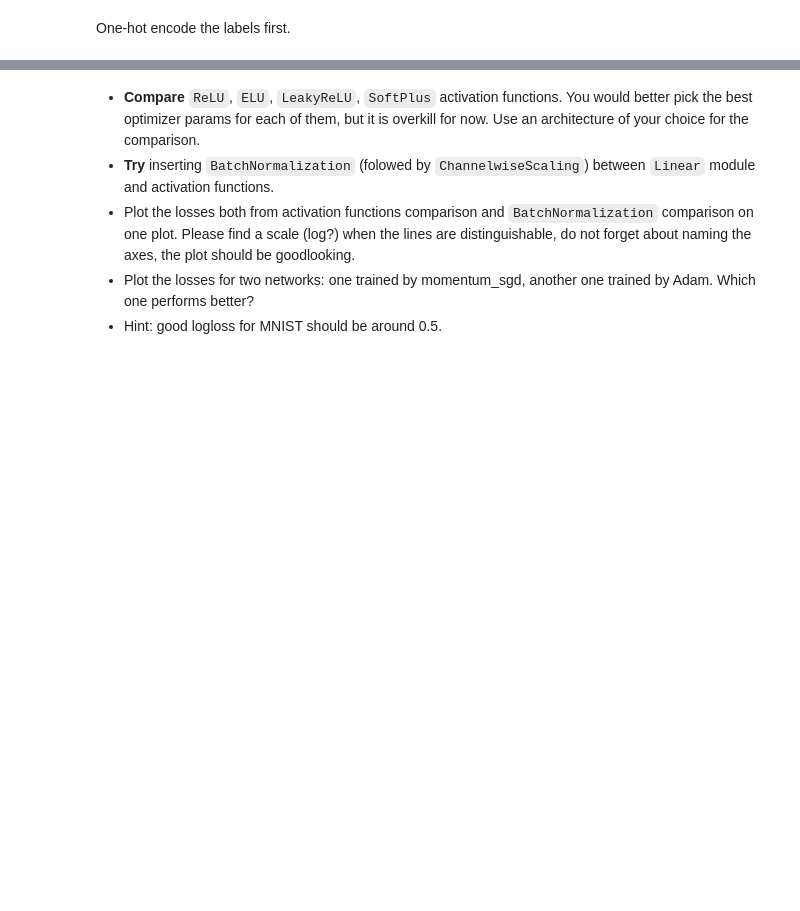
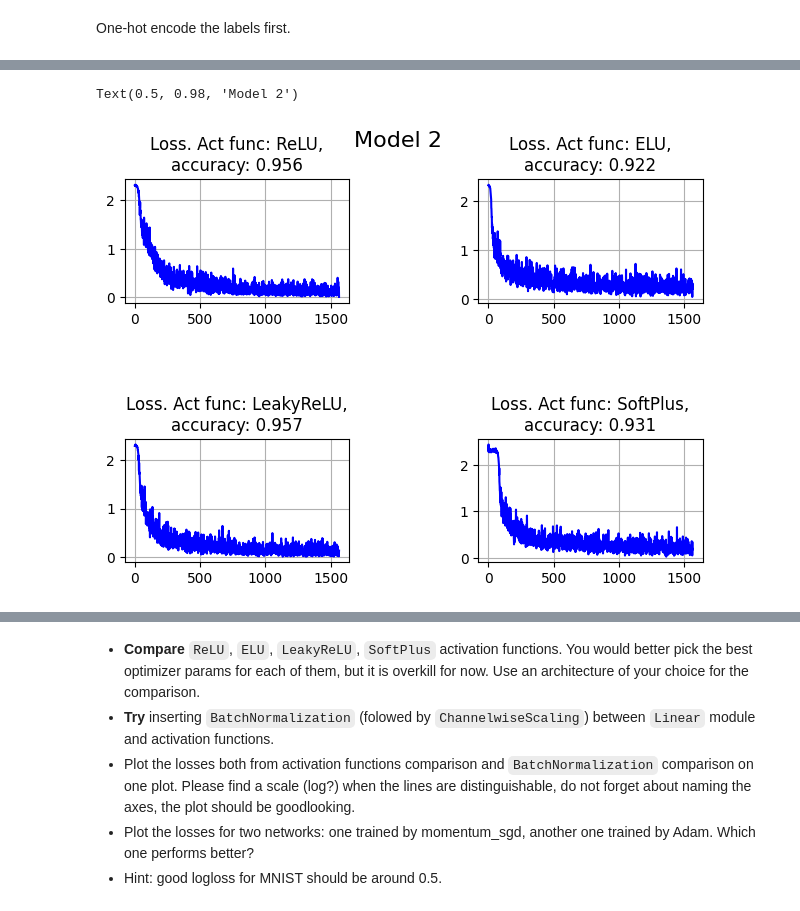
Before and after one commit to Alek-dr/ml-course-mipt, a Jupyter notebook: homeworks/hw08_nn_from_scratch/main_notebook.ipynb, the cells around one changed output, grey strips where cells are left out. Cells and saved outputs as stored; diff of their text form; code cells hidden in the pictures; blank space fills up the shorter version.

```diff
--- a/homeworks/hw08_nn_from_scratch/main_notebook.ipynb
+++ b/homeworks/hw08_nn_from_scratch/main_notebook.ipynb
@@ -158,0 +205,4 @@ One-hot encode the labels first.
+# %%
+y_train = encoder.transform(y_train.reshape(-1,1))
+y_test  = encoder.transform(y_test.reshape(-1,1))
+y_val   = encoder.transform(y_val.reshape(-1,1))
@@ -158,0 +400,25 @@ One-hot encode the labels first.
+# %%
+results_2 = []
+for act_func in [ReLU, ELU, LeakyReLU, SoftPlus]:
+    print(module_name(act_func))
+    model = get_model_2(act_func)
+
+    model, loss = train_net(
+        model,
+        X_train, y_train,
+        X_val, y_val,
+        adam_optimizer,
+        criterion,
+        optimizer_config.copy(),
+        n_epoch=2,
+        batch_size=64,
+    )
+
+    acc = eval_model(model, X_test, y_test)
+    model_res = {
+        'model': model,
+        'act_func': module_name(act_func),
+        'accuracy': acc,
+        'loss': loss
+    }
+    results_2.append(model_res)
@@ -158,0 +443,15 @@ One-hot encode the labels first.
+# %%
+fig, axs = plt.subplots(2, 2, )
+
+positions = [(0,0), (0,1), (1,0), (1,1)]
+for pos, res in zip(positions, results_2):
+    axs[pos].plot(res['loss'], "b")
+    title = f'Loss. Act func: {res['act_func']},\naccuracy: {res['accuracy']:.3f}'
+    axs[pos].set_title(title)
+    axs[pos].grid(True)
+
+plt.tight_layout(h_pad=5, w_pad=7)
+plt.suptitle('Model 2', fontsize=16)
+# %% [output]
+Text(0.5, 0.98, 'Model 2')
+[figure, added]
```
Also changed, not shown: parts of 64 cells of this notebook.
